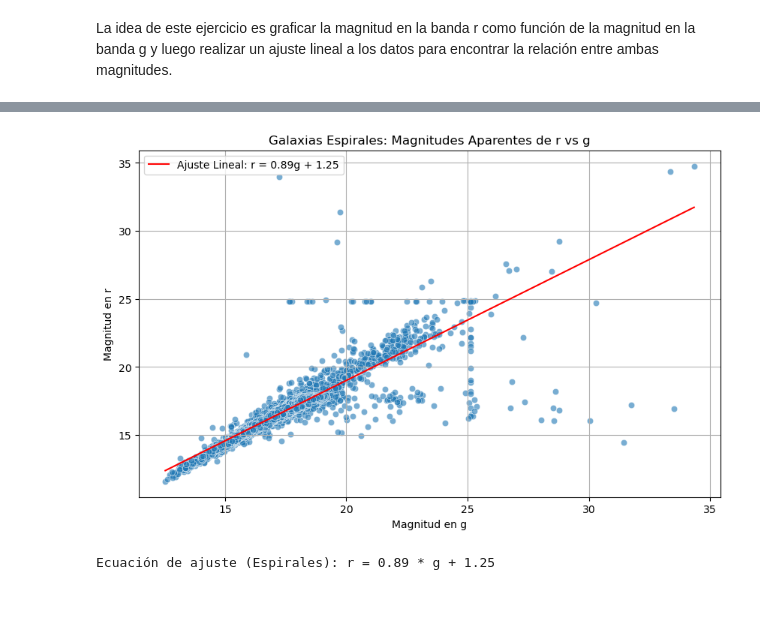
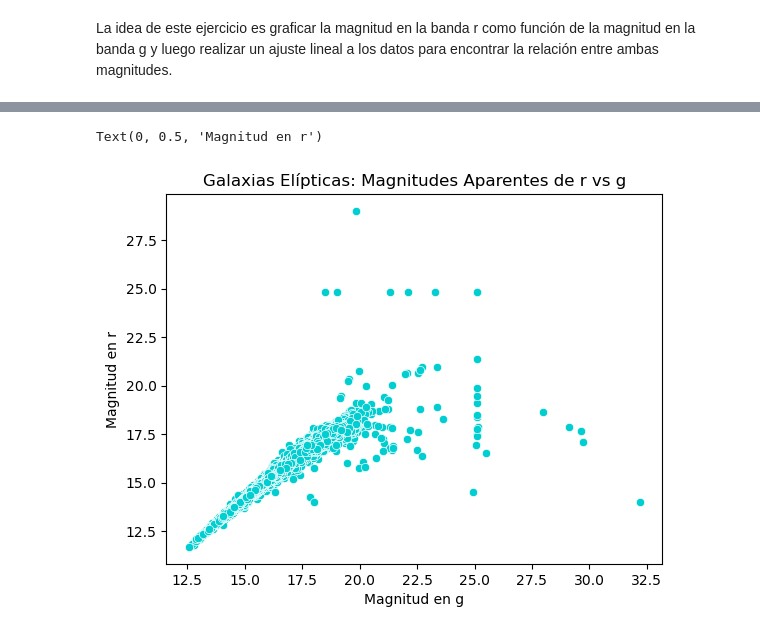
Before and after one commit to Cami-hormaeche/Astrometria2024, a Jupyter notebook: Practico3_problema4.ipynb, the cells around one changed output, grey strips where cells are left out. Saved outputs shown, nothing was run; the diff lists cells and outputs as text; code cells hidden in the pictures; blank space fills up the shorter version.

Commit message:
Añadir imagenes

```diff
--- a/Practico3_problema4.ipynb
+++ b/Practico3_problema4.ipynb
@@ -48,30 +18,9 @@ Ecuación de ajuste (Elípticas): r = 0.83 * g + 1.86
-# %%
-
-# Crear gráficos para galaxias espirales
-plt.figure(figsize=(10, 6))
-sns.scatterplot(data=datos_espirales, x='petroMag_g', y='petroMag_r', alpha=0.6)
-plt.title('Galaxias Espirales: Magnitudes Aparentes de r vs g')
-plt.xlabel('Magnitud en g')
-plt.ylabel('Magnitud en r')
-
-# Ajustar la regresión lineal para espirales
-x_espirales = datos_espirales['petroMag_g']
-y_espirales = datos_espirales['petroMag_r']
-coef_espirales = np.polyfit(x_espirales, y_espirales, 1)
-polynomial_espirales = np.poly1d(coef_espirales)
-
-# Crear valores para el ajuste
-x_fit_espirales = np.linspace(min(x_espirales), max(x_espirales), 100)
-y_fit_espirales = polynomial_espirales(x_fit_espirales)
-
-# Graficar la línea de ajuste para espirales
-plt.plot(x_fit_espirales, y_fit_espirales, color='red', label='Ajuste Lineal: r = {:.2f}g + {:.2f}'.format(coef_espirales[0], coef_espirales[1]))
-plt.legend()
-plt.grid()
-plt.show()
-
-# Imprimir la ecuación de la línea de ajuste para espirales
-print(f"Ecuación de ajuste (Espirales): r = {coef_espirales[0]:.2f} * g + {coef_espirales[1]:.2f}")
-# %% [output]
-[figure, removed]
-Ecuación de ajuste (Espirales): r = 0.89 * g + 1.25
+# %%
+#creamos el grafico de galaxias elipticas primero
+sns.scatterplot(data=datos_elipticas,x='petroMag_g', y='petroMag_r', color='darkturquoise')
+plt.title('Galaxias Elípticas: Magnitudes Aparentes de r vs g')
+plt.xlabel('Magnitud en g')
+plt.ylabel('Magnitud en r')
+# %% [output]
+Text(0, 0.5, 'Magnitud en r')
+[figure, added]
```
Also changed, not shown: parts of 7 cells of this notebook, 10 other files.
